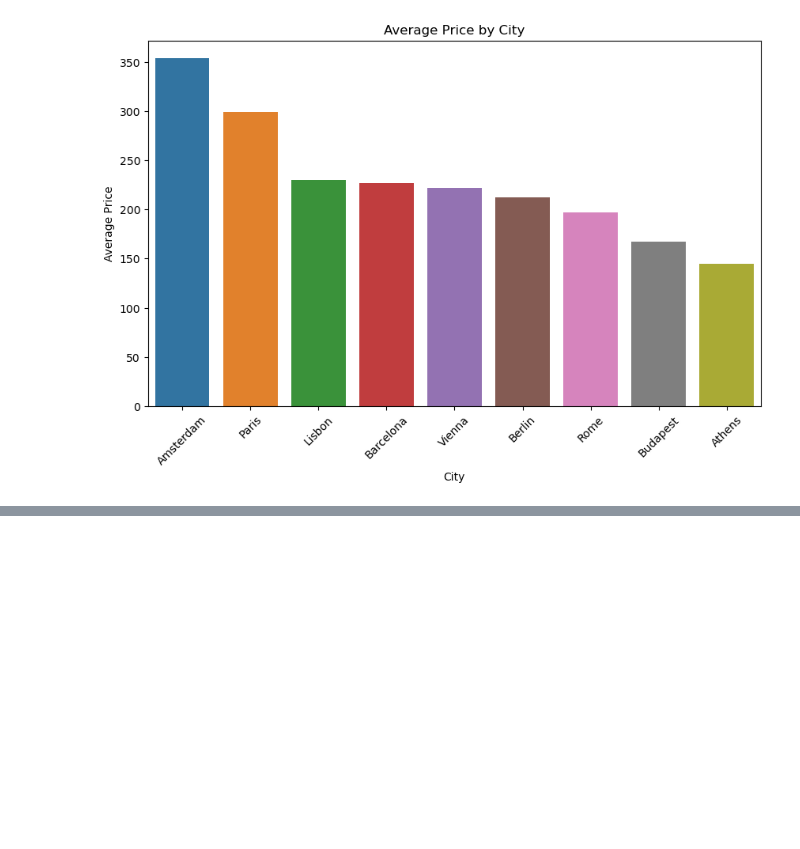
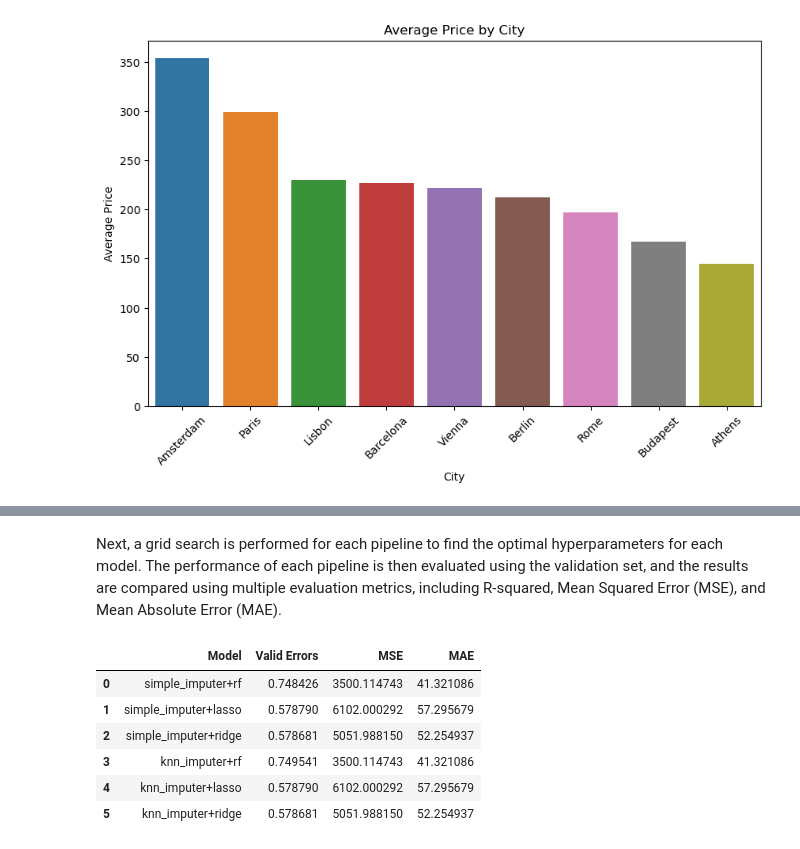
Before and after one commit to UCB-stat-159-s23/project-Group28, a Jupyter notebook: main.ipynb, the cells around one changed output, grey strips where cells are left out. Saved outputs shown, nothing was run; the diff lists cells and outputs as text; code cells hidden in the pictures; blank space fills up the shorter version.

Commit message:
added utils, tests; updated main, model_building

```diff
--- a/main.ipynb
+++ b/main.ipynb
@@ -107,0 +128,12 @@ Image(filename = "figures/average_price_by_city.png")
+# %% [markdown]
+Next, a grid search is performed for each pipeline to find the optimal hyperparameters for each model. The performance of each pipeline is then evaluated using the validation set, and the results are compared using multiple evaluation metrics, including R-squared, Mean Squared Error (MSE), and Mean Absolute Error (MAE).
+# %%
+pd.read_csv('results/summary.csv')
+# %% [output]
+|  | Model | Valid Errors | MSE | MAE |
+| 0 | simple_imputer+rf | 0.748426 | 3500.114743 | 41.321086 |
+| 1 | simple_imputer+lasso | 0.578790 | 6102.000292 | 57.295679 |
+| 2 | simple_imputer+ridge | 0.578681 | 5051.988150 | 52.254937 |
+| 3 | knn_imputer+rf | 0.749541 | 3500.114743 | 41.321086 |
+| 4 | knn_imputer+lasso | 0.578790 | 6102.000292 | 57.295679 |
+| 5 | knn_imputer+ridge | 0.578681 | 5051.988150 | 52.254937 |
```
Also changed, not shown: parts of 8 cells of this notebook, 26 other files.
